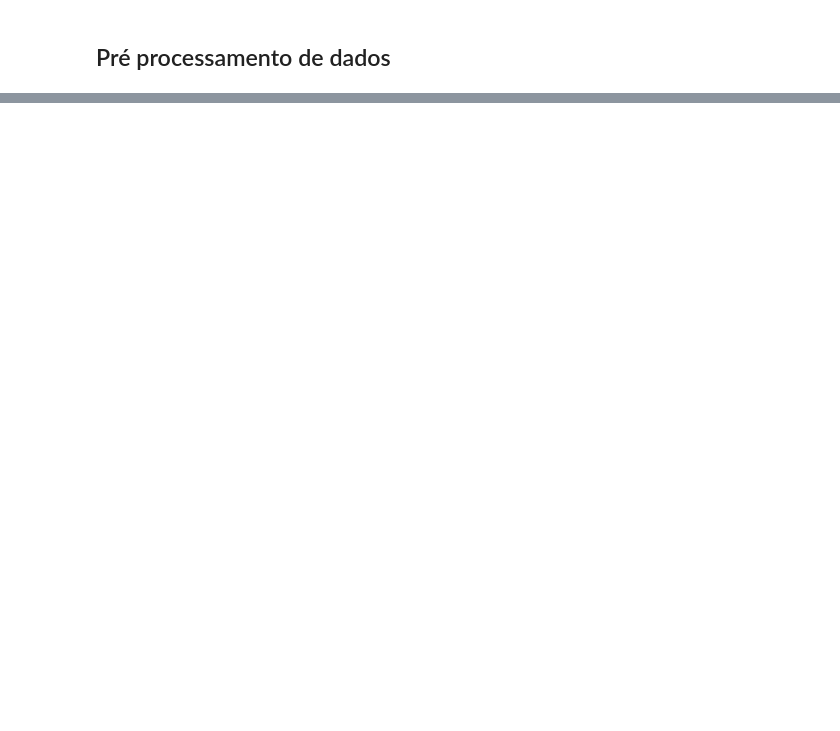
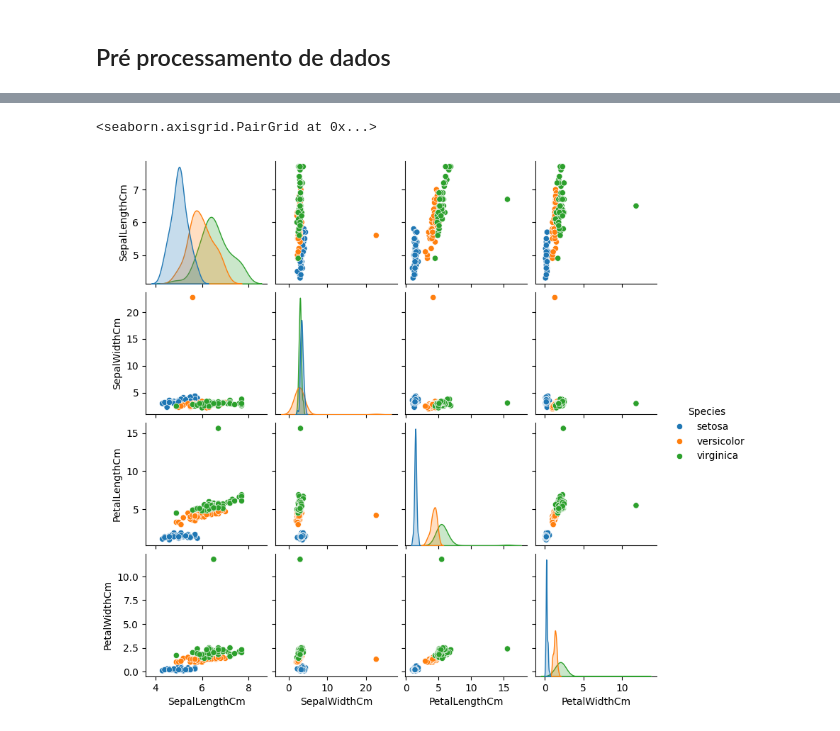
Before and after one commit to luiseduaardo/ml-ds, a Jupyter notebook: 02-pre-processamento.ipynb, the cells around one changed output, grey strips where cells are left out. Cells and saved outputs as stored; diff of their text form; code cells hidden in the pictures; blank space fills up the shorter version.

```diff
--- a/02-pre-processamento.ipynb
+++ b/02-pre-processamento.ipynb
@@ -19,0 +182,9 @@ df.head(5)
+# %%
+# Dados alterados
+df = pd.read_csv('https://raw.githubusercontent.com/cibelerusso/Aprendizado_de_Maquina/main/Dados/iris_alterado.csv')
+df.drop('Id', axis=1, inplace=True)
+
+sns.pairplot(df, hue='Species', height=2)
+# %% [output]
+<seaborn.axisgrid.PairGrid at 0x...>
+[figure, added]
```
Also changed, not shown: parts of 33 cells of this notebook.
